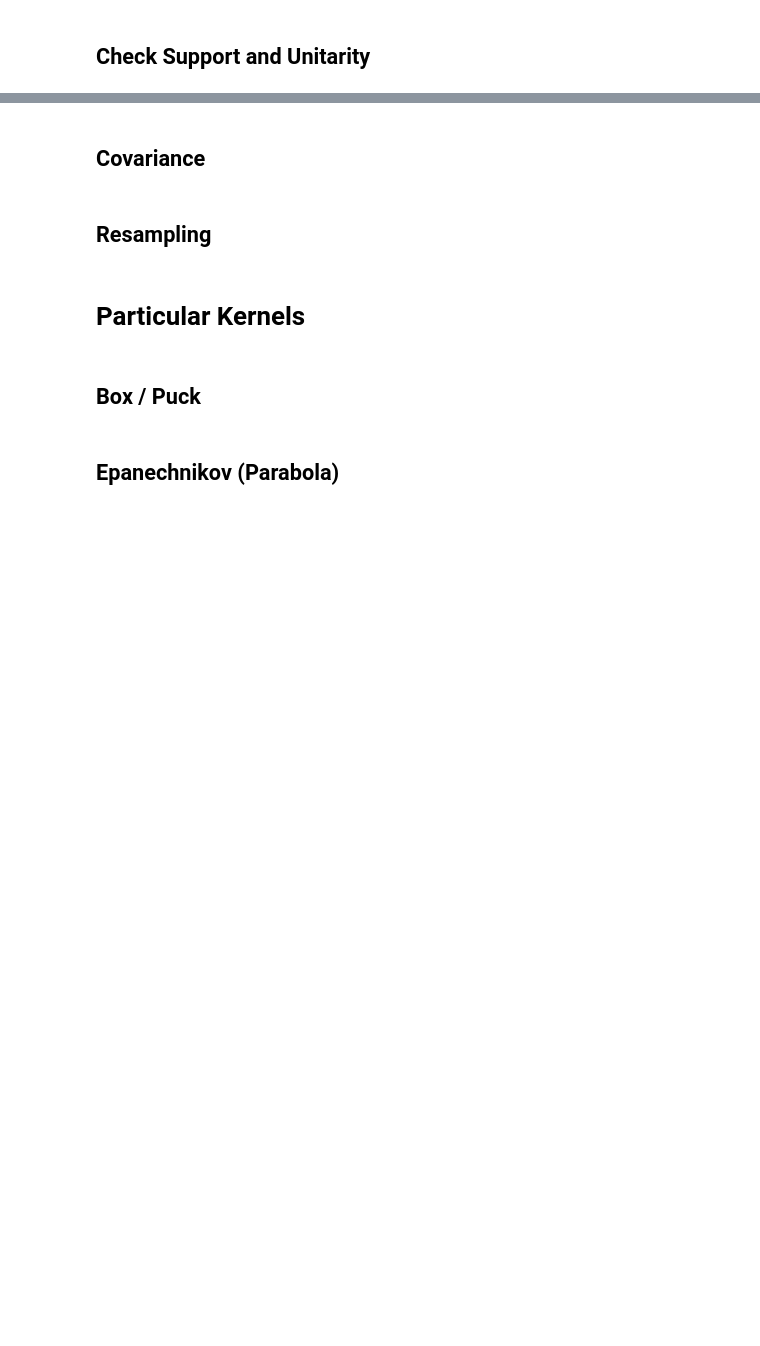
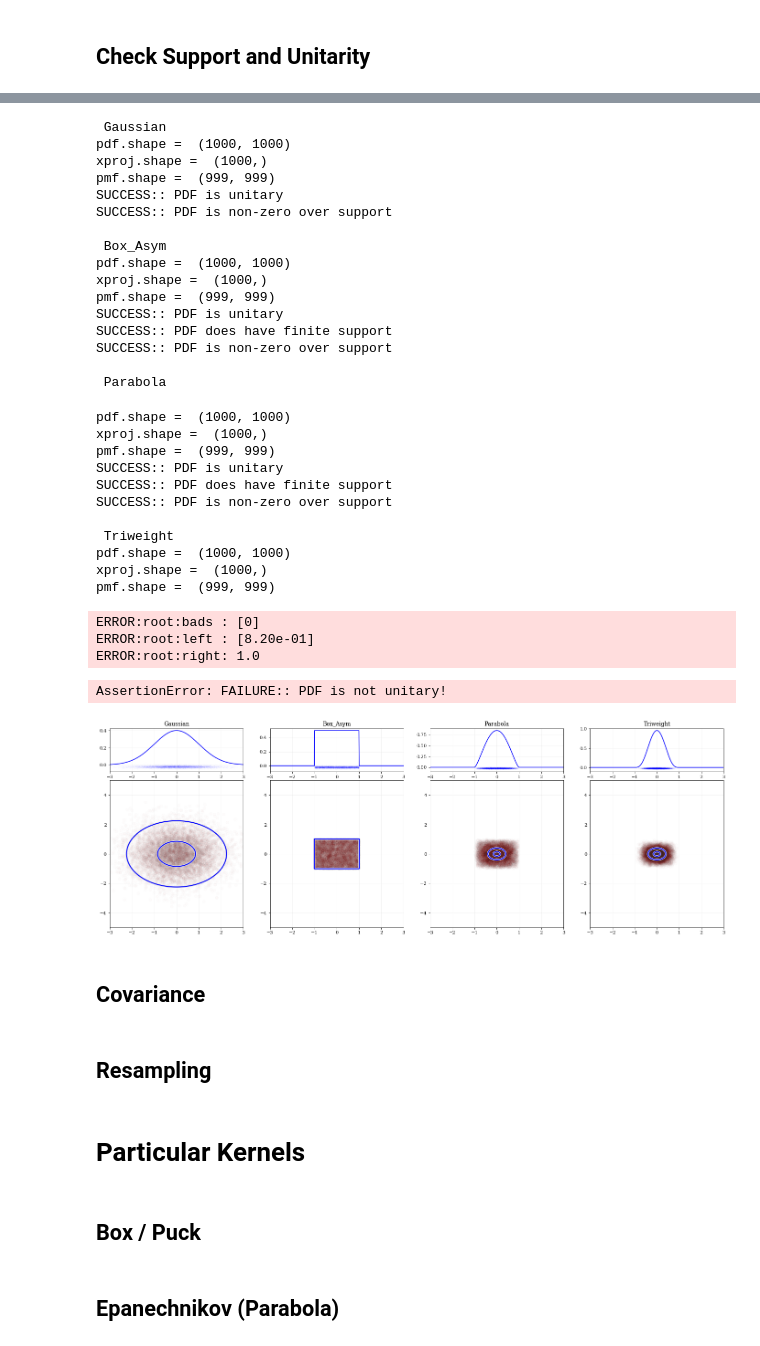
Before and after one commit to lzkelley/kalepy, a Jupyter notebook: notebooks/kernels.ipynb, the cells around one changed output, grey strips where cells are left out. Cells and saved outputs as stored; diff of their text form; code cells hidden in the pictures; blank space fills up the shorter version.

```diff
--- a/notebooks/kernels.ipynb
+++ b/notebooks/kernels.ipynb
@@ -215,7 +241,7 @@ ax_extr = [-3, 3]
 num_dists = len(distribs)
 
 gs = mpl.gridspec.GridSpec(4, num_dists)
-fig = plt.figure(figsize=[4*num_dists, 8])
+fig = plt.figure(figsize=[6*num_dists, 8])
 axes = np.empty((2, num_dists), dtype=object)
 for ii, jj in np.ndindex(axes.shape):
     xx = slice(0, 1, None) if ii == 0 else slice(1, 4, None)
@@ -256,33 +282,67 @@ for axcol, dist in zip(axes.T, distribs):
     yvals = np.random.normal(-0.02, 0.01, xvals.size)
     ax.scatter(xvals, yvals, marker='.', s=2, alpha=0.01, color='b')
 
     ax = axcol[1]
     vals = pmf
     levels = np.unique(np.percentile(vals[vals > 0], 100*np.atleast_1d(percs)))
 
     ax.contour(xg, yg, vals.T, levels=levels, zorder=10, linewidths=4.0, colors='0.9', alpha=1.0)
     ax.contour(xg, yg, vals.T, levels=levels, zorder=11, linewidths=2.0, colors='blue')
+
     ax.scatter(*samp, facecolor='firebrick', edgecolor='0.25', alpha=0.01)
 
     ax.set(xlim=ax_extr)
 
     # Tests
     # -------------
     # Make sure that the total probability is near unity
     tot = np.sum(pmf)
     kale.utils.allclose(tot, 1.0, rtol=1e-2, msg="PDF is {fail:}unitary")
     # Make sure distributions have the right support
     if dist.FINITE:
         inside = dist.inside(grid).reshape(xg.shape)
         outside = ~inside
         kale.utils.allclose(pdf_c[outside], 0.0, atol=1e-6, msg="PDF does {fail:}have finite support")
     else:
         inside = slice(None)
 
     kale.utils.alltrue(pdf_c[inside] > 0.0, msg="PDF is {fail:}non-zero over support")
 
 
 plt.show()
+# %% [output]
+ Gaussian
+pdf.shape =  (1000, 1000)
+xproj.shape =  (1000,)
+pmf.shape =  (999, 999)
+SUCCESS:: PDF is unitary
+SUCCESS:: PDF is non-zero over support
+
+ Box_Asym
+pdf.shape =  (1000, 1000)
+xproj.shape =  (1000,)
+pmf.shape =  (999, 999)
+SUCCESS:: PDF is unitary
+SUCCESS:: PDF does have finite support
+SUCCESS:: PDF is non-zero over support
+
+ Parabola
+pdf.shape =  (1000, 1000)
+xproj.shape =  (1000,)
+pmf.shape =  (999, 999)
+SUCCESS:: PDF is unitary
+SUCCESS:: PDF does have finite support
+SUCCESS:: PDF is non-zero over support
+
+ Triweight
+pdf.shape =  (1000, 1000)
+xproj.shape =  (1000,)
+pmf.shape =  (999, 999)
+ERROR:root:bads : [0]
+ERROR:root:left : [8.20e-01]
+ERROR:root:right: 1.0
+AssertionError: FAILURE:: PDF is not unitary!
+[figure, added]
 # %% [markdown]
 ## Covariance
 # %%
```
Also changed, not shown: parts of 3 cells of this notebook, 2 other files.
